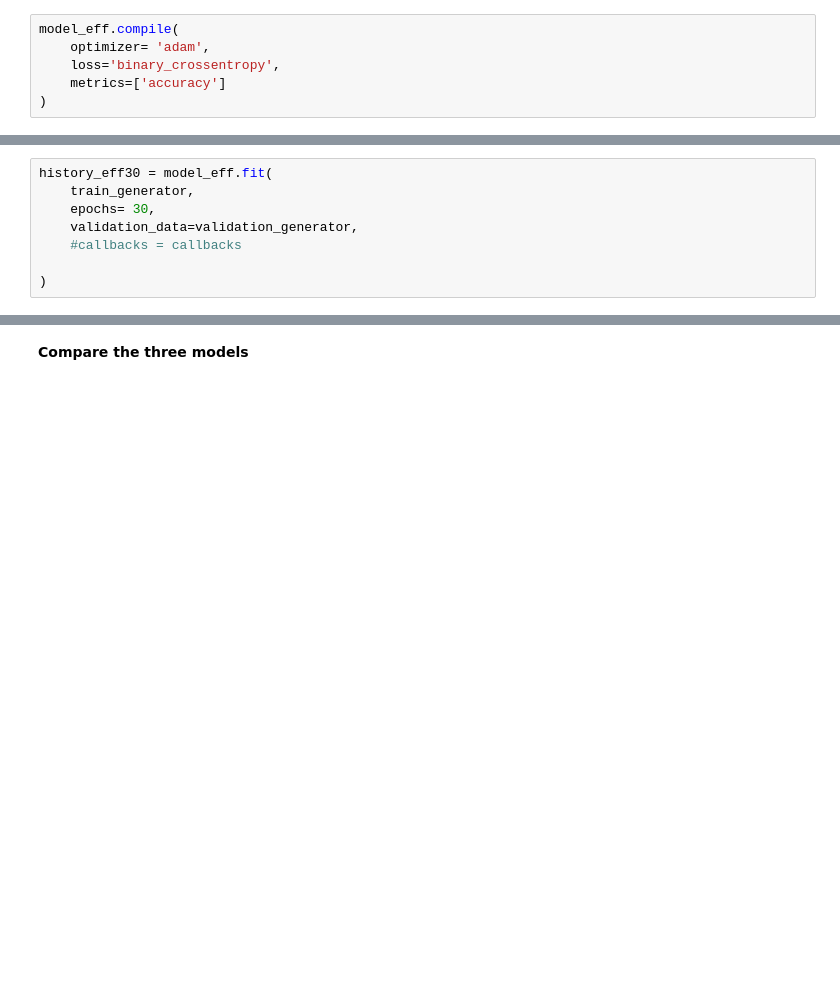
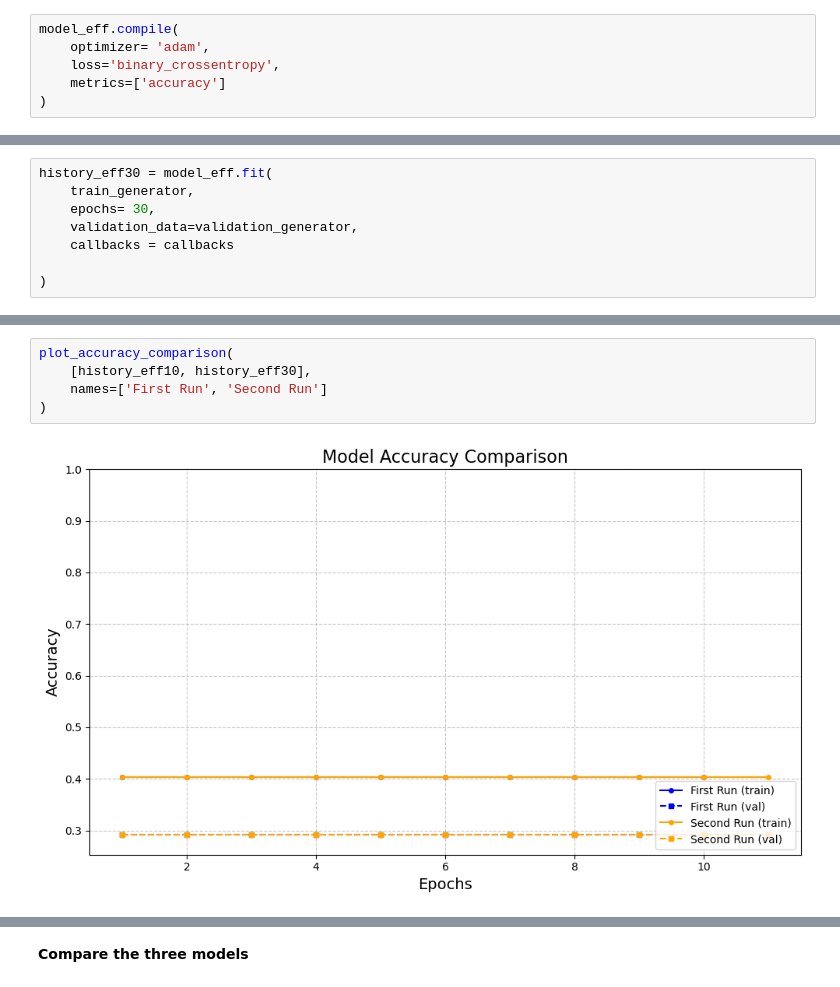
Before and after one commit to kmarita/Deep-Learning-on-Biomedical-Data-Project, a Jupyter notebook: DLreport.ipynb, the cells around one changed output, grey strips where cells are left out. Cells and saved outputs as stored; diff of their text form; blank space fills up the shorter version.

```diff
--- a/DLreport.ipynb
+++ b/DLreport.ipynb
@@ -611,7 +601,7 @@ history_eff30 = model_eff.fit(
     train_generator,
     epochs= 30,
     validation_data=validation_generator,
-    #callbacks = callbacks
+    callbacks = callbacks
 
 )
 # %% [output]
@@ -723,0 +650,7 @@ Final model loss: 0.6916
+# %%
+plot_accuracy_comparison(
+    [history_eff10, history_eff30],
+    names=['First Run', 'Second Run']
+)
+# %% [output]
+[figure, added]
```
Also changed, not shown: parts of 74 cells of this notebook, 1 other file.
